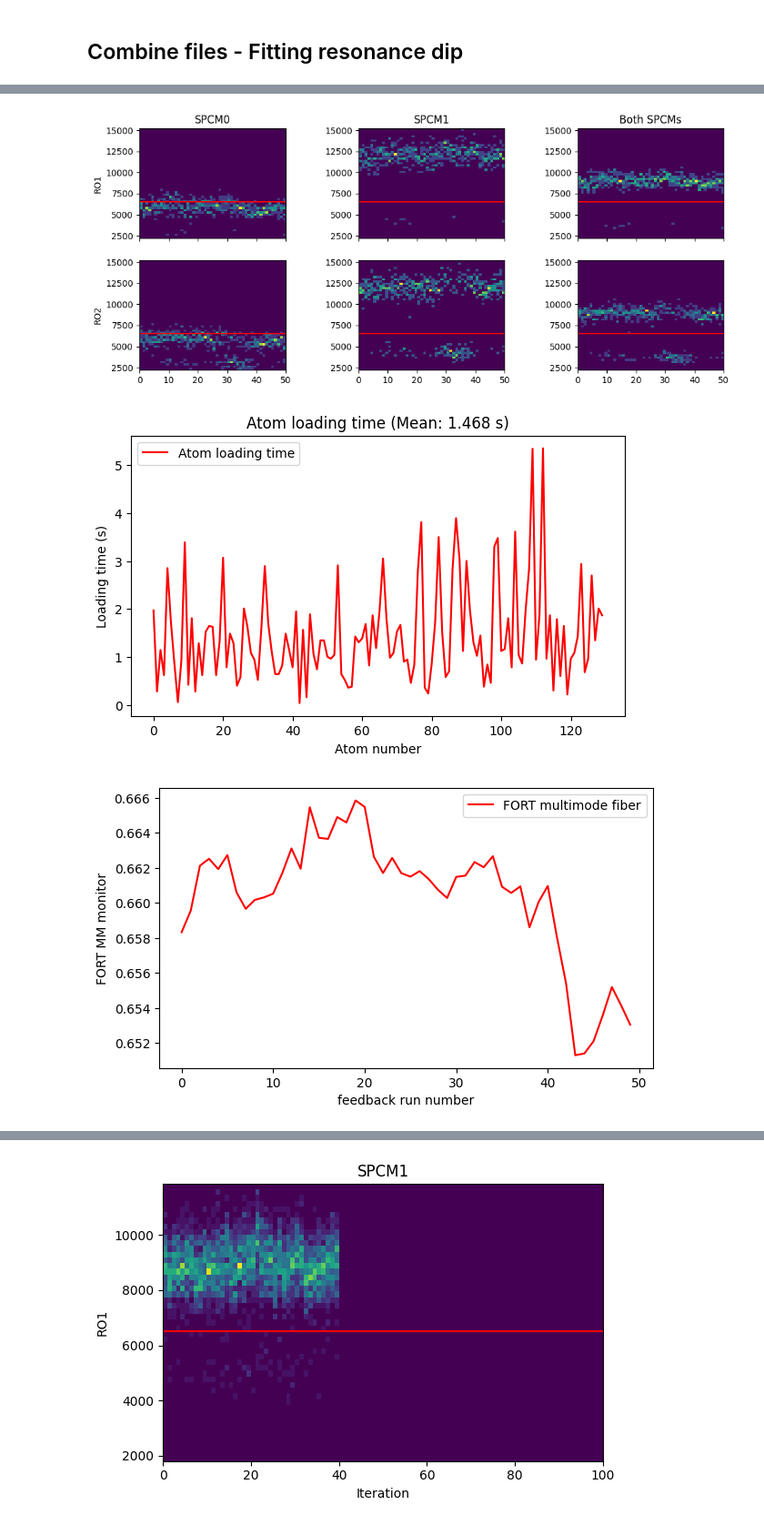
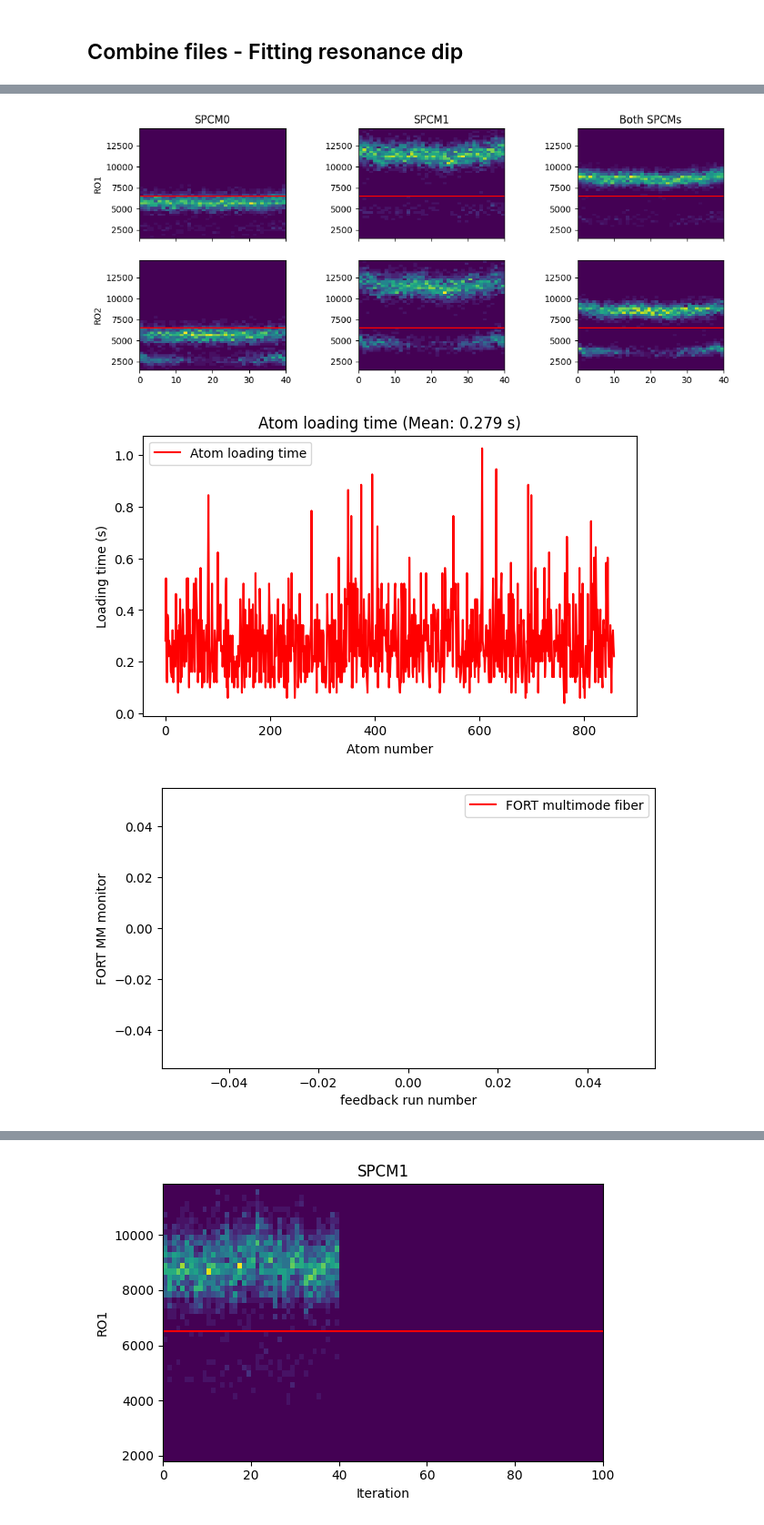
Before and after one commit to QuantumQuadrate/qn_artiq_routines, a Jupyter notebook: Analysis/Single atom analysis/atom_loading_analysis_2025.ipynb, the cells around one changed output, grey strips where cells are left out. Shown at 91% size. Cells and saved outputs as stored; diff of their text form; code cells hidden in the pictures.

```diff
--- a/Analysis/Single atom analysis/atom_loading_analysis_2025.ipynb
+++ b/Analysis/Single atom analysis/atom_loading_analysis_2025.ipynb
@@ -23,7 +23,7 @@ print(set_point_PD6_AOM_A6)
 0.078
 0.078
 # %%
-date_filters = ["2026-03-03"]
+date_filters = ["2026-03-11"]
 
 from matplotlib import pyplot as plt
 import matplotlib as mpl
@@ -100,14 +89,18 @@ With fitting the resonance for microwave scans
 """
 ### the file(s) to analyze:
 file_indices = {
-    19:'',
-    # 45:'',
-    # 47:'',
-    # 49:'',
-    # 51:'',
+    2:'',
+    # 39:'',
+    # 41:'',
+    # 43:'',
+    # 44:'',
+    # 46:'',
+    # 48:'',
+    # 50:'',
+    # 52:'',
 }
 
-# file_indices = {i: '' for i in range(0, 20, 2)}
+# file_indices = {i: '' for i in range(28, 41, 2)}
 
 compare = True # compare multiple files in the same retention and loading plots
 otsu_threshold = False # compute threshold using Otsu method instead doing it by eye. only work when require atom loading = False
@@ -409,3 +402,3 @@ center=336976273.2404, sigma=23104.6038, depth=0.6272
-[figure, old version]
+[figure, new version]
-[figure, old version]
+[figure, new version]
-[figure, old version]
+[figure, new version]
```
Also changed, not shown: parts of 8 cells of this notebook, 4 other files.
